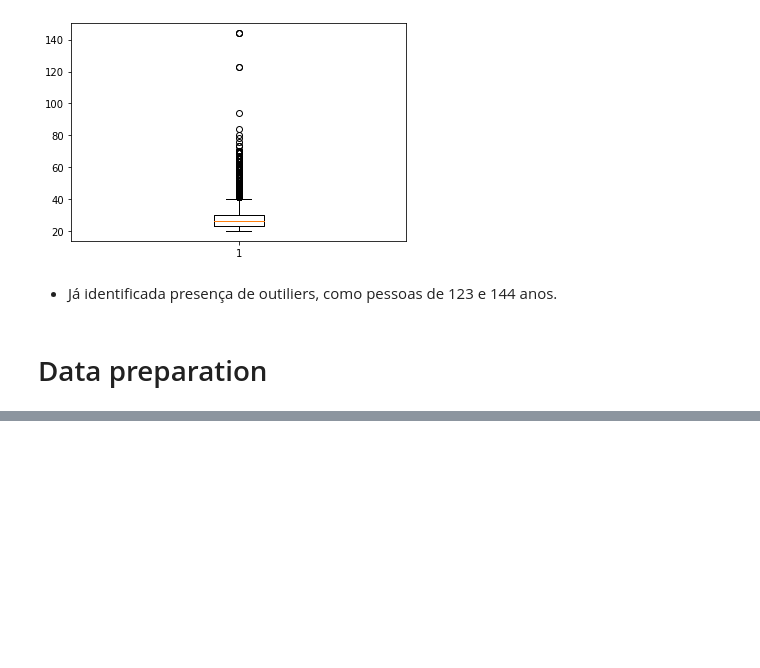
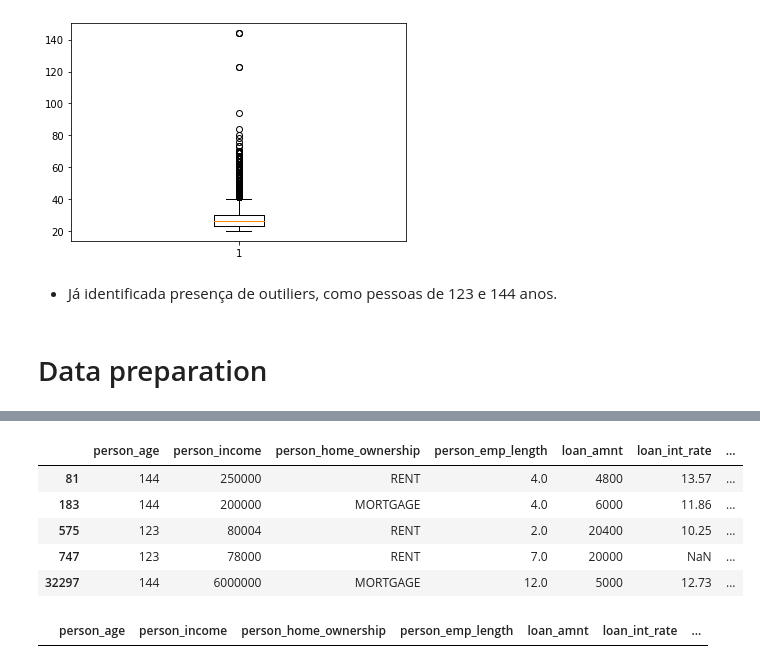
Before and after one commit to Ewertonv90/Credit-Score-Classification_Risk, a Jupyter notebook: project-credit-classfication.ipynb, the cells around one changed output, grey strips where cells are left out. Saved outputs shown, nothing was run; the diff lists cells and outputs as text; code cells hidden in the pictures; blank space fills up the shorter version.

```diff
--- a/project-credit-classfication.ipynb
+++ b/project-credit-classfication.ipynb
@@ -163,0 +184,9 @@ Preparação do dataset para modelagem
+# %%
+df.loc[df['person_age'] >= 100]
+# %% [output]
+|  | person_age | person_income | person_home_ownership | person_emp_length | loan_amnt | loan_int_rate | ... |
+| 81 | 144 | 250000 | RENT | 4.0 | 4800 | 13.57 | ... |
+| 183 | 144 | 200000 | MORTGAGE | 4.0 | 6000 | 11.86 | ... |
+| 575 | 123 | 80004 | RENT | 2.0 | 20400 | 10.25 | ... |
+| 747 | 123 | 78000 | RENT | 7.0 | 20000 | NaN | ... |
+| 32297 | 144 | 6000000 | MORTGAGE | 12.0 | 5000 | 12.73 | ... |
@@ -163,0 +200,4 @@ Preparação do dataset para modelagem
+# %%
+df.loc[df['person_age'] >= 100]
+# %% [output]
+|  | person_age | person_income | person_home_ownership | person_emp_length | loan_amnt | loan_int_rate | ... |
```
Also changed, not shown: parts of 4 cells of this notebook.
